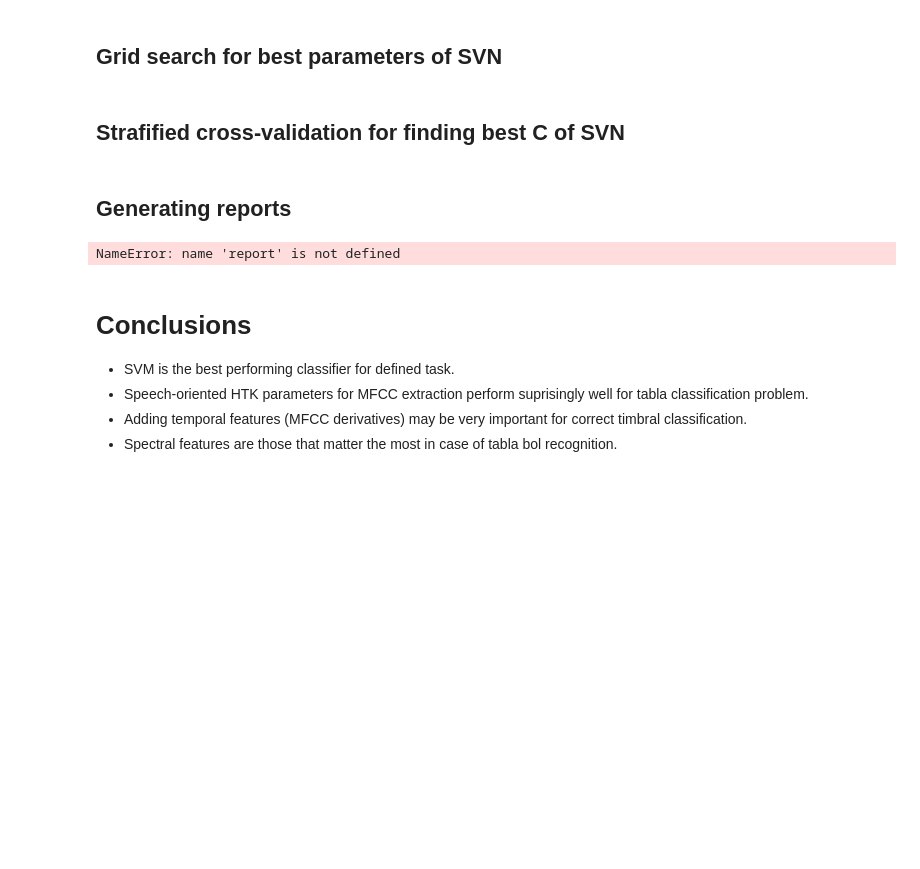
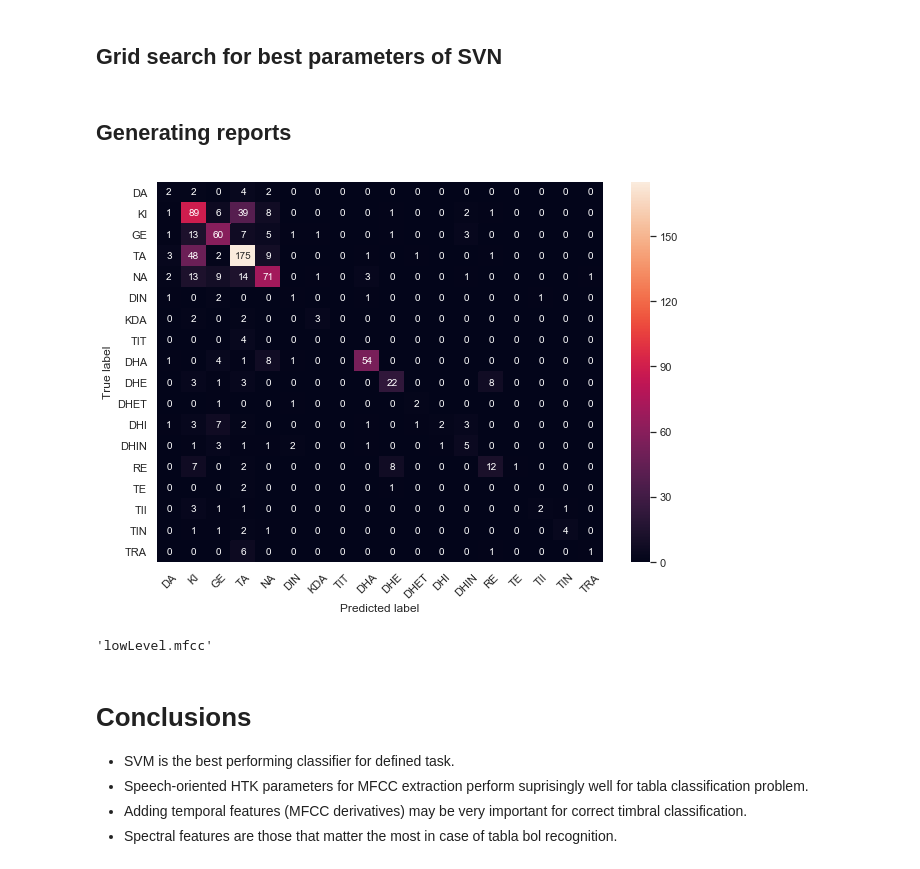
Before and after one commit to PNinad/tabla_bol_recognition_MIR_Project, a Jupyter notebook: MIR_Submission.ipynb, the cells around one changed output. Drawn from its saved outputs; the diff is of its cells as text; code cells hidden in the pictures; blank space fills up the shorter version.

Commit message:
Fixing KNN lowLevel.mfccs results

```diff
--- a/MIR_Submission.ipynb
+++ b/MIR_Submission.ipynb
@@ -58,7 +58,7 @@ audio_files_path = os.path.join(dataset_root, "wav")
 annotation_files_path = os.path.join(dataset_root, "onsMap")
 
 # Filename for features to be saved and loaded from
-features_filename = "extracted_features_huge.csv"
+features_filename = "extracted_features.csv"
 
 # Path for classifier outputs
 results_path = "./results"
@@ -277,7 +263,7 @@ print("Saved features to %s. There was a problem with %d out of %d frames." % (f
 We are loading the extracted features from the file. We decided to use Pandas for further analysis.
 # %%
 # Convert 'NA' syllable back to 'NA' (Pandas converts NA values to NaN)
-df = pd.read_csv(features_filename, converters={'bol_id': lambda x: str(x)})
+df = pd.read_csv(features_filename, converters={'bol_id': lambda x: BOL_NAMES.index(x)})
 # %% [markdown]
 ## Generate representation plot
 We are plotting the number of samples for each bol in the given dataset.
@@ -413,12 +399,12 @@ all_columns = list(df.columns)
 all_columns.remove('bol_id')
 
 # All the columns
-fset_id = 'all'
-selected_columns = all_columns
+# fset_id = 'all'
+# selected_columns = all_columns
 
 # Only automatically computed mfccs
-# fset_id = 'lowLevel.mfcc'
-# selected_columns = [column for column in all_columns if 'lowLevel.mfcc' in column]
+fset_id = 'lowLevel.mfcc'
+selected_columns = [column for column in all_columns if 'lowLevel.mfcc' in column]
 
 # Only htk MFCCs + derivatives
 # fset_id = 'htk_mfcc'
@@ -460,5 +446,3 @@ grid_search = GridSearchCV(svm.SVC(), param_grid, cv = 10)
 
 grid_search.fit(X_reduced, y)
 best_params = grid_search.best_params_
-# %% [markdown]
-## Strafified cross-validation for finding best C of SVN
@@ -491,13 +451,17 @@ print("Best score %f founr for C equal to %f." % (max(scores), C_s[scores.index(
 # %%
 # K-Nearest Neighbour
 knn_clf = KNeighborsClassifier()
-report(knn_clf, X, y, 'knn'+fset_id)
+report(knn_clf, X, y, 'knn--'+fset_id, log_to_file=True)
+# %% [output]
+[figure, added]
+# %%
+fset_id
+# %% [output]
+'lowLevel.mfcc'
 # %%
 # Support Vector Machine
-svm_clf = svm.SVC(kernel='poly', C=1, degree=3, gamma='scale')
+svm_clf = svm.SVC(*best_params)
 report(svm_clf, X, y, 'svn--'+fset_id)
-# %% [output]
-NameError: name 'report' is not defined
 # %%
 # Descision tree
 tree = DecisionTreeClassifier()
```
Also changed, not shown: parts of 3 cells of this notebook, 6 other files.
